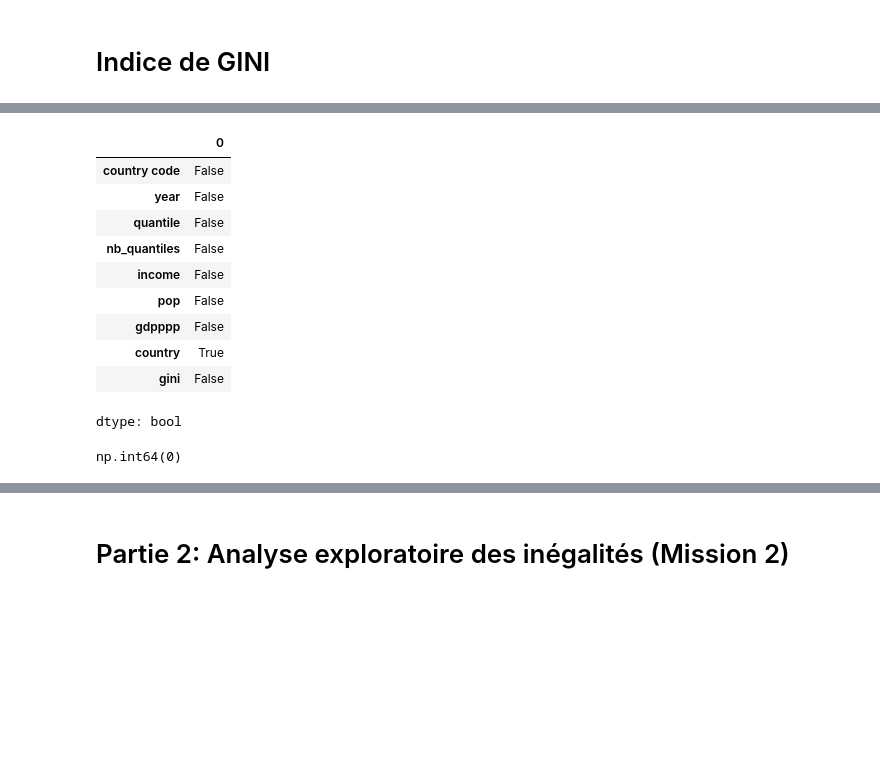
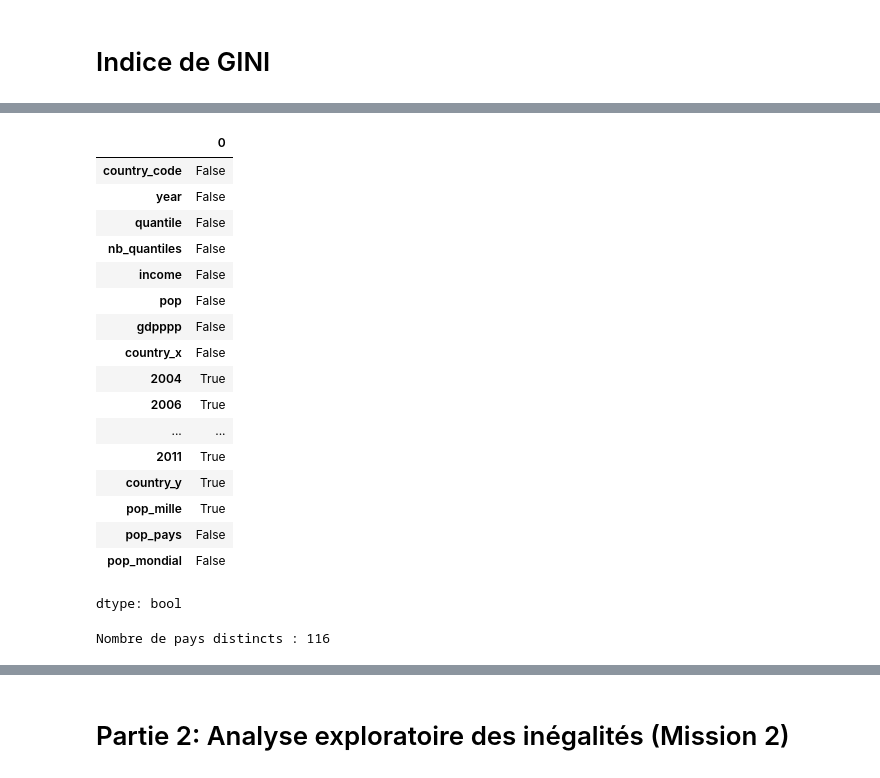
Before and after one commit to dinaglamshowroom/projet-data_oc, a Jupyter notebook: Projet_7.ipynb, the cells around one changed output, grey strips where cells are left out. Drawn from its saved outputs; the diff is of its cells as text; code cells hidden in the pictures; blank space fills up the shorter version.

```diff
--- a/Projet_7.ipynb
+++ b/Projet_7.ipynb
@@ -896,0 +1157,2 @@ memory usage: 815.8+ KB
+# %%
+pop_total.rename(columns={'pop_pays_x': 'pop_pays', 'pop_pays_y': 'pop_mondial'}, inplace=True)
@@ -896,0 +1175,18 @@ memory usage: 815.8+ KB
+# %%
+df_main["country"] = df_main["country"].replace(rename_dict)
+# %%
+df_max = df_main.merge(pop_total, on=["country_code", "year"], how="left")
+# %%
+# Création d'un petit DataFrame avec les données manquantes à insérer
+valeurs_manquantes = pd.DataFrame({
+    "country_x": ["Sudan", "Kosovo"],
+    "year": [2009, 2008],
+    "pop_pays": [35652000, 1800000],  # À ajuster si nécessaire avec sources officielles
+    "pop_mondial": [6800000000, 6800000000]  # Population mondiale approximative à ces dates
+})
+
+# Remplir les valeurs dans df_max
+for _, row in valeurs_manquantes.iterrows():
+    condition = (df_max["country_x"] == row["country_x"]) & (df_max["year"] == row["year"])
+    df_max.loc[condition, "pop_pays"] = row["pop_pays"]
+    df_max.loc[condition, "pop_mondial"] = row["pop_mondial"]
@@ -897,16 +1234,26 @@ memory usage: 815.8+ KB
 # %%
-display(df_min.isna().any())
-display(df_min.duplicated().sum())
+display(df_max.isna().any())
 # %% [output]
 |  | 0 |
-| country code | False |
+| country_code | False |
 | year | False |
 | quantile | False |
 | nb_quantiles | False |
 | income | False |
 | pop | False |
 | gdpppp | False |
-| country | True |
-| gini | False |
+| country_x | False |
+| 2004 | True |
+| 2006 | True |
+| ... | ... |
+| 2011 | True |
+| country_y | True |
+| pop_mille | True |
+| pop_pays | False |
+| pop_mondial | False |
 dtype: bool
-np.int64(0)
+# %%
+n_pays =df_max["pop_pays"].nunique()
+print(f"Nombre de pays distincts : {n_pays}")
+# %% [output]
+Nombre de pays distincts : 116
```
Also changed, not shown: parts of 157 cells of this notebook.
